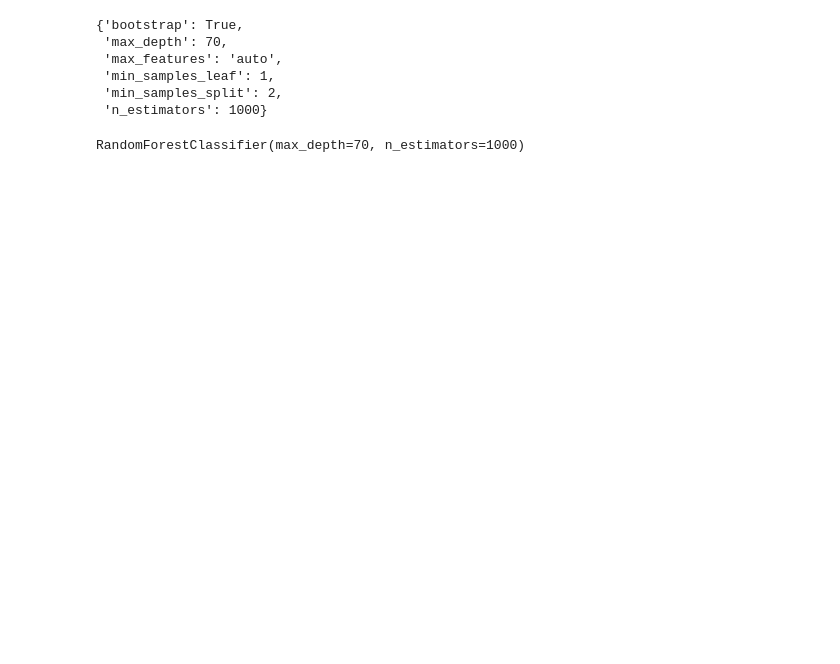
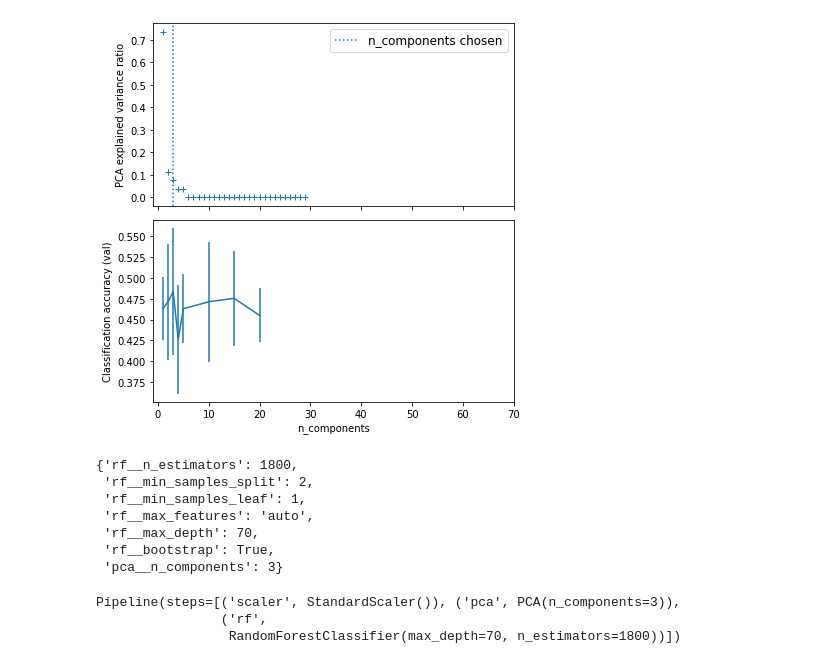
Before and after one commit to tonymauro/Neuromaker-BCI, a Jupyter notebook: Classifier_V2/forest_param_selection.ipynb, the cells around one changed output. Saved outputs shown, nothing was run; the diff lists cells and outputs as text; code cells hidden in the pictures; blank space fills up the shorter version.

Commit message:
Add PCA n_components testing to RandomizedSearch

```diff
--- a/Classifier_V2/forest_param_selection.ipynb
+++ b/Classifier_V2/forest_param_selection.ipynb
@@ -171,3 +157,21 @@ for point in data:
+# %%
+dataExtracted = []
+
+def safety_check(x):
+    if math.isnan(x): return 0
+    if math.isinf(x): return 99999999999
+    return x
+
+for point in data:
+    extractedPoint = []
+
+    for key in ['RawEEG', 'Alpha', 'Delta', 'Theta', 'Low Beta', 'High Beta', 'Gamma']:
+        for func in [np.mean, np.std, ant.sample_entropy, ant.petrosian_fd]:
+            extractedPoint.append(safety_check(func(point.get(key))))
+
+    extractedPoint.append(safety_check(ant.spectral_entropy(point.getEEG(), sf=1)))
+
+    dataExtracted.append(extractedPoint)
 # %%
 n_estimators = [int(x) for x in np.linspace(start=200, stop=2000, num=10)]
 max_features = ['auto', 'sqrt']
@@ -242,14 +255,53 @@ GridSearchCV(cv=3, estimator=RandomForestClassifier(), n_jobs=-1,
+# %%
+# Plot the PCA spectrum
+pca.fit(dataExtracted)
+
+fig, (ax0, ax1) = plt.subplots(nrows=2, sharex=True, figsize=(6, 6))
+ax0.plot(
+    np.arange(1, pca.n_components_ + 1), pca.explained_variance_ratio_, "+", linewidth=2
+)
+ax0.set_ylabel("PCA explained variance ratio")
+
+ax0.axvline(
+    search.best_estimator_.named_steps["pca"].n_components,
+    linestyle=":",
+    label="n_components chosen",
+)
+ax0.legend(prop=dict(size=12))
+
+# For each number of components, find the best classifier results
+results = pd.DataFrame(search.cv_results_)
+components_col = "param_pca__n_components"
+best_clfs = results.groupby(components_col).apply(
+    lambda g: g.nlargest(1, "mean_test_score")
+)
+
+best_clfs.plot(
+    x=components_col, y="mean_test_score", yerr="std_test_score", legend=False, ax=ax1
+)
+ax1.set_ylabel("Classification accuracy (val)")
+ax1.set_xlabel("n_components")
+
+plt.xlim(-1, 70)
+
+plt.tight_layout()
+plt.show()
+# %% [output]
+[figure, added]
 # %%
-grid_search.best_params_
+search.best_params_
 # %% [output]
-{'bootstrap': True,
- 'max_depth': 70,
- 'max_features': 'auto',
- 'min_samples_leaf': 1,
- 'min_samples_split': 2,
- 'n_estimators': 1000}
+{'rf__n_estimators': 1800,
+ 'rf__min_samples_split': 2,
+ 'rf__min_samples_leaf': 1,
+ 'rf__max_features': 'auto',
+ 'rf__max_depth': 70,
+ 'rf__bootstrap': True,
+ 'pca__n_components': 3}
 # %%
-best_grid = grid_search.best_estimator_
+best_grid = search.best_estimator_
 best_grid
 # %% [output]
-RandomForestClassifier(max_depth=70, n_estimators=1000)
+Pipeline(steps=[('scaler', StandardScaler()), ('pca', PCA(n_components=3)),
+                ('rf',
+                 RandomForestClassifier(max_depth=70, n_estimators=1800))])
```
Also changed, not shown: parts of 7 cells of this notebook.
